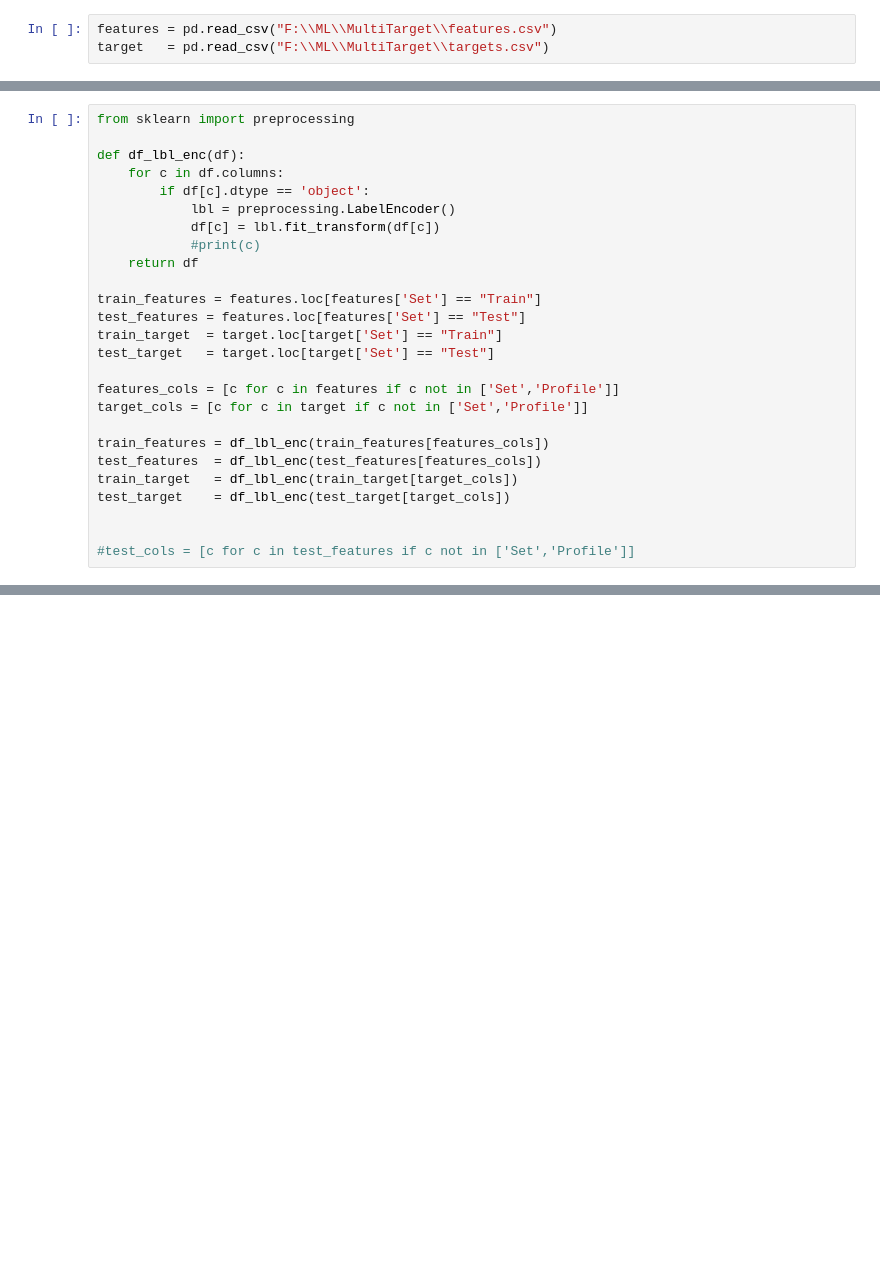
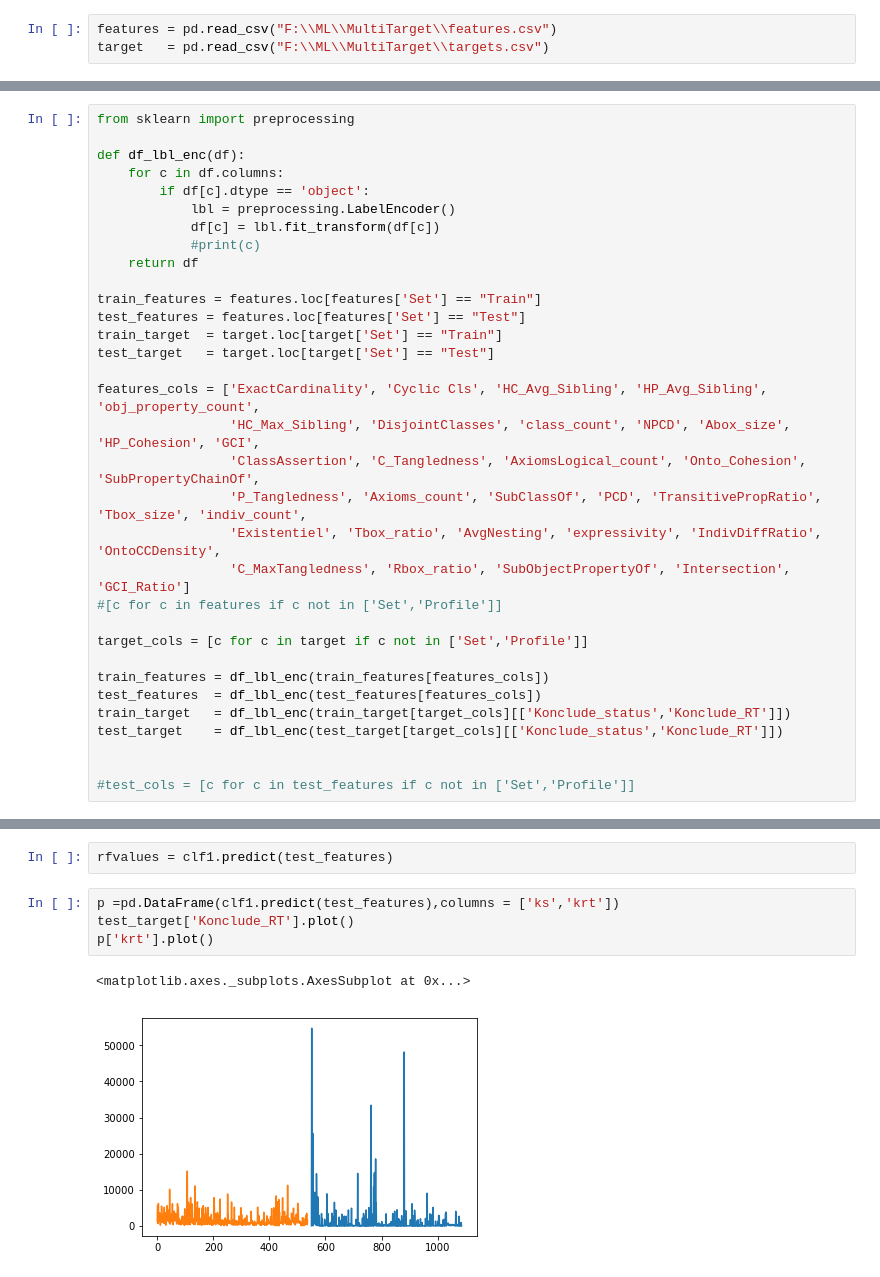
Before and after one commit to hemantnyadav/Predicting-Reasoner-for-Ontology-MultiTarget-and-MultiVariate-classification-, a Jupyter notebook: multi.ipynb, the cells around one changed output, grey strips where cells are left out. Cells and saved outputs as stored; diff of their text form; blank space fills up the shorter version.

```diff
--- a/multi.ipynb
+++ b/multi.ipynb
@@ -38,13 +38,20 @@ test_features = features.loc[features['Set'] == "Test"]
 train_target  = target.loc[target['Set'] == "Train"]
 test_target   = target.loc[target['Set'] == "Test"]
 
-features_cols = [c for c in features if c not in ['Set','Profile']]
+features_cols = ['ExactCardinality', 'Cyclic Cls', 'HC_Avg_Sibling', 'HP_Avg_Sibling', 'obj_property_count',
+                 'HC_Max_Sibling', 'DisjointClasses', 'class_count', 'NPCD', 'Abox_size', 'HP_Cohesion', 'GCI',
+                 'ClassAssertion', 'C_Tangledness', 'AxiomsLogical_count', 'Onto_Cohesion', 'SubPropertyChainOf',
+                 'P_Tangledness', 'Axioms_count', 'SubClassOf', 'PCD', 'TransitivePropRatio', 'Tbox_size', 'indiv_count',
+                 'Existentiel', 'Tbox_ratio', 'AvgNesting', 'expressivity', 'IndivDiffRatio', 'OntoCCDensity',
+                 'C_MaxTangledness', 'Rbox_ratio', 'SubObjectPropertyOf', 'Intersection', 'GCI_Ratio']
+#[c for c in features if c not in ['Set','Profile']]
+
 target_cols = [c for c in target if c not in ['Set','Profile']]
 
 train_features = df_lbl_enc(train_features[features_cols])
 test_features  = df_lbl_enc(test_features[features_cols])
-train_target   = df_lbl_enc(train_target[target_cols])
-test_target    = df_lbl_enc(test_target[target_cols])
+train_target   = df_lbl_enc(train_target[target_cols][['Konclude_status','Konclude_RT']])
+test_target    = df_lbl_enc(test_target[target_cols][['Konclude_status','Konclude_RT']])
 
 
 #test_cols = [c for c in test_features if c not in ['Set','Profile']]
@@ -78,0 +77,9 @@ print(clf1.score(test_features,test_target))
+# %%
+rfvalues = clf1.predict(test_features)
+# %%
+p =pd.DataFrame(clf1.predict(test_features),columns = ['ks','krt'])
+test_target['Konclude_RT'].plot()
+p['krt'].plot()
+# %% [output]
+<matplotlib.axes._subplots.AxesSubplot at 0x...>
+[figure, added]
```
Also changed, not shown: parts of 13 cells of this notebook.
